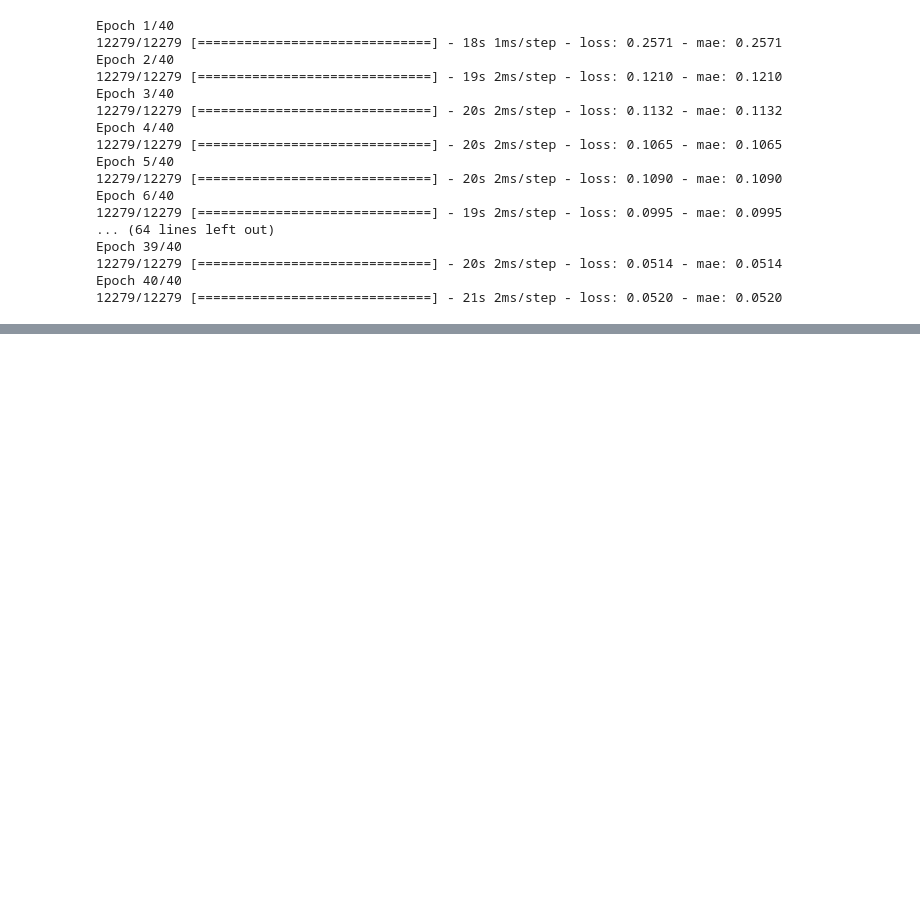
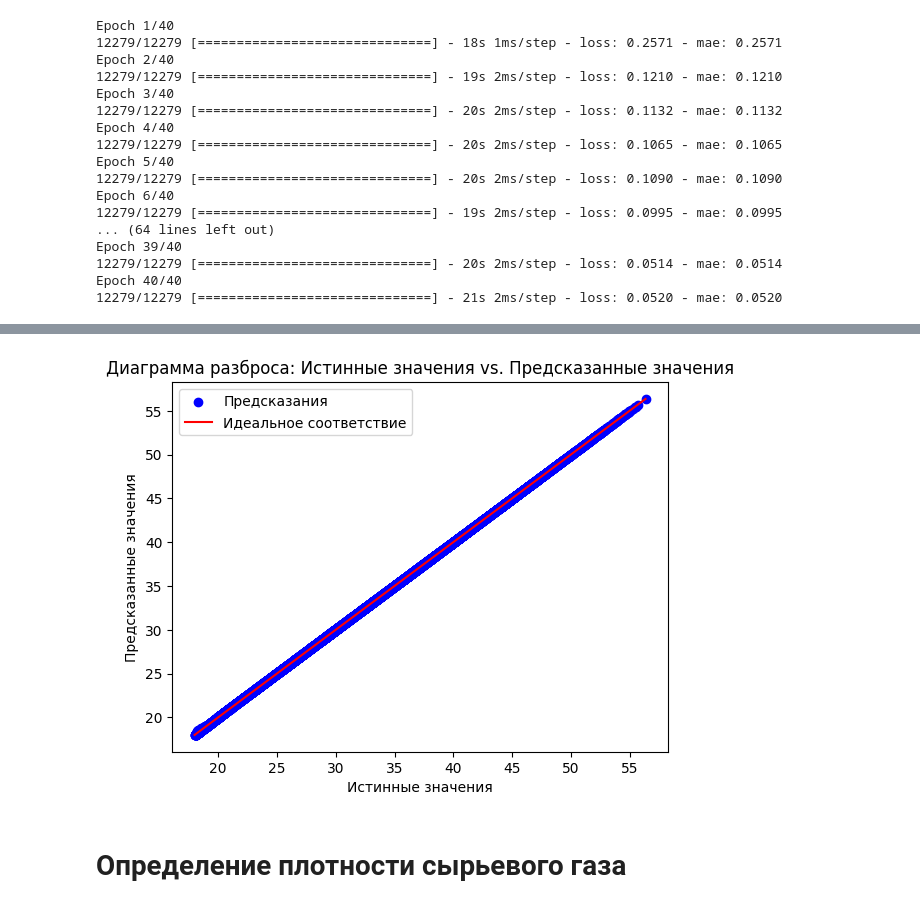
Before and after one commit to Rus-tam/AI_models, a Jupyter notebook: amine_treatment_24_08.ipynb, the cells around one changed output, grey strips where cells are left out. Cells and saved outputs as stored; diff of their text form; code cells hidden in the pictures; blank space fills up the shorter version.

Commit message:
feed streams dens models

```diff
--- a/amine_treatment_24_08.ipynb
+++ b/amine_treatment_24_08.ipynb
@@ -155,6 +223,7 @@ Name: rich_amine temperature, C, dtype: float64
 # %%
 data = data[data['sweet_gas temperature, C'] >= 10]
 data = data[data['rich_amine temperature, C'] >= 10]
+data = data[data['feed_gas actual liquid flow, m3/h'] == 0]
 # %% [markdown]
 ## Определение молярного веса сырьевых потоков
 # %%
@@ -926,0 +999,2 @@ lean_amine_mol_weight_model.evaluate(X_test_normal, y_test)
+# %%
+y_pred = lean_amine_mol_weight_model.predict(X_test_normal)
@@ -926,0 +1029,4 @@ lean_amine_mol_weight_model.evaluate(X_test_normal, y_test)
+# %%
+plot_scatter_with_ideal_line(y_pred, np.array(y_test))
+# %% [output]
+[figure, added]
@@ -926,0 +1035,2 @@ lean_amine_mol_weight_model.evaluate(X_test_normal, y_test)
+# %% [markdown]
+# Определение плотности сырьевого газа
```
Also changed, not shown: parts of 67 cells of this notebook, 4 other files.
